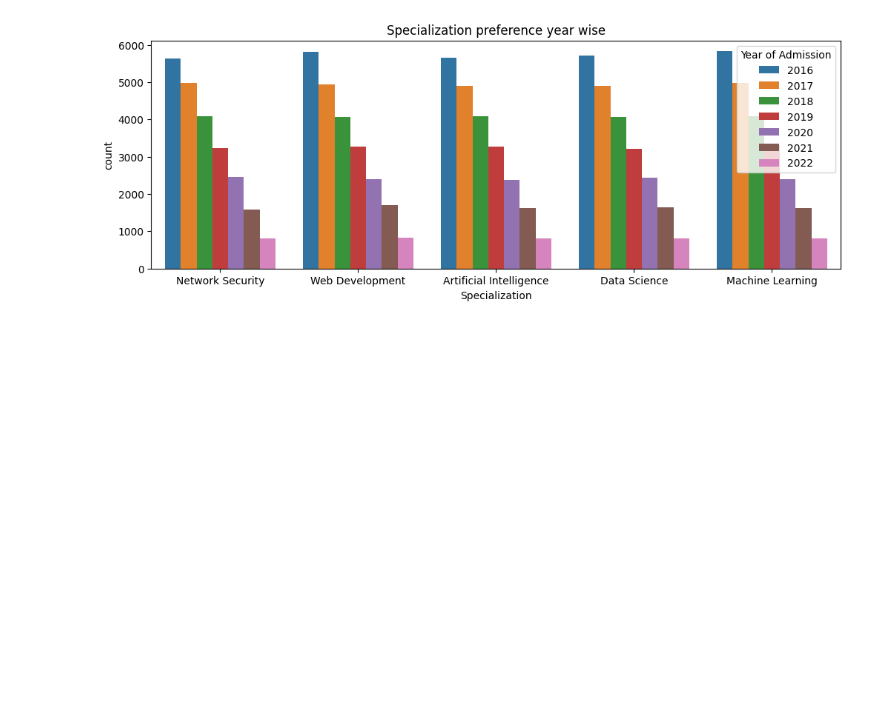
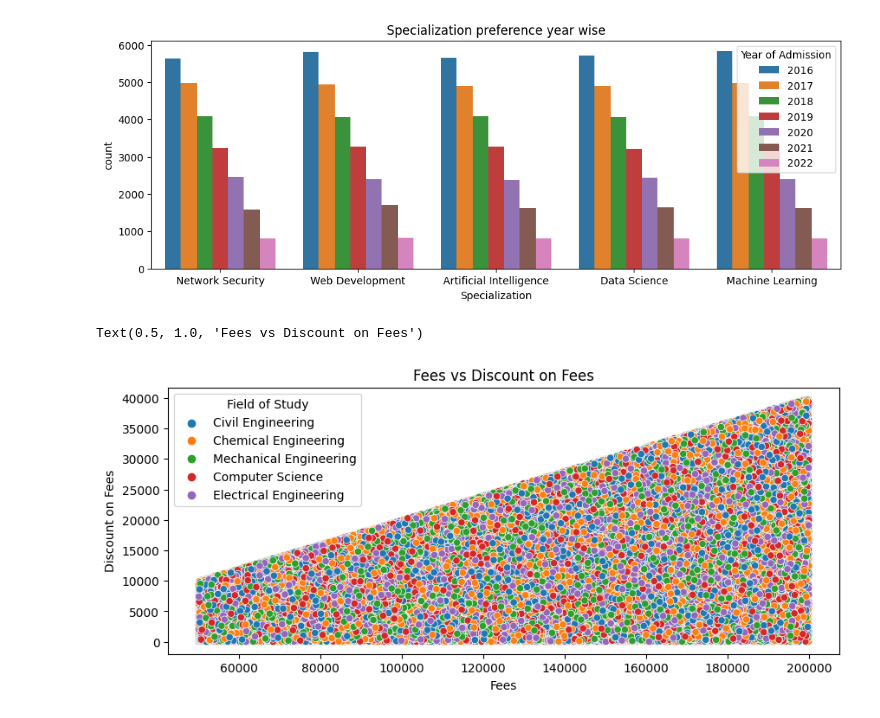
Before and after one commit to Imshubhham/Imshubham, a Jupyter notebook: EDA_ON_IIT_Admissions_Data.ipynb, the cells around one changed output. Saved outputs shown, nothing was run; the diff lists cells and outputs as text; code cells hidden in the pictures; blank space fills up the shorter version.

```diff
--- a/EDA_ON_IIT_Admissions_Data.ipynb
+++ b/EDA_ON_IIT_Admissions_Data.ipynb
@@ -190,3 +202,10 @@ plt.title("Specialization preference year wise")
 # %% [output]
 Text(0.5, 1.0, 'Specialization preference year wise')
 [figure]
+# %%
+plt.figure(figsize=(10,4))
+sns.scatterplot(x=clean_df['Fees'], y=clean_df['Discount on Fees'], hue=clean_df['Field of Study'])
+plt.title('Fees vs Discount on Fees')
+# %% [output]
+Text(0.5, 1.0, 'Fees vs Discount on Fees')
+[figure, added]
```
Also changed, not shown: parts of 2 cells of this notebook.
